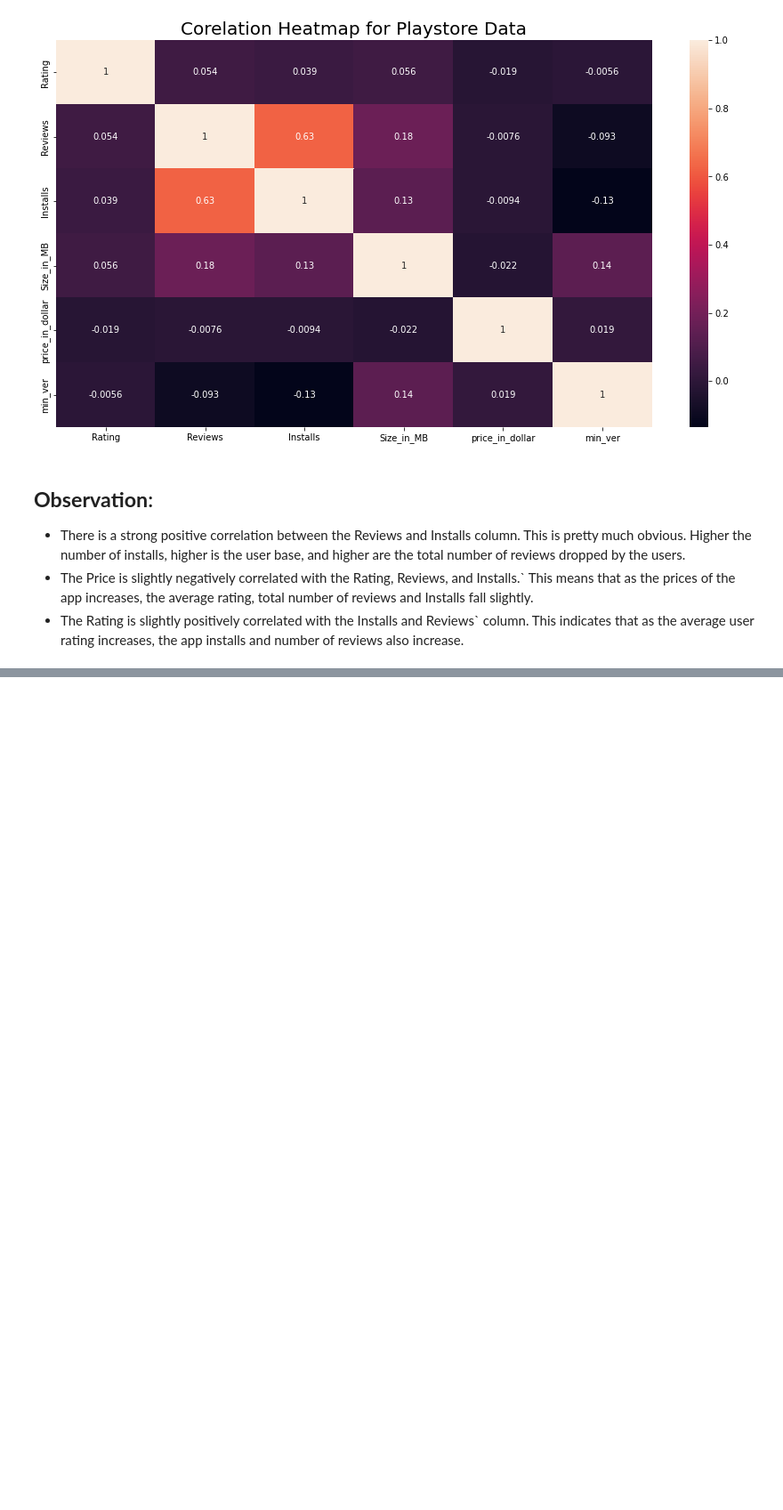
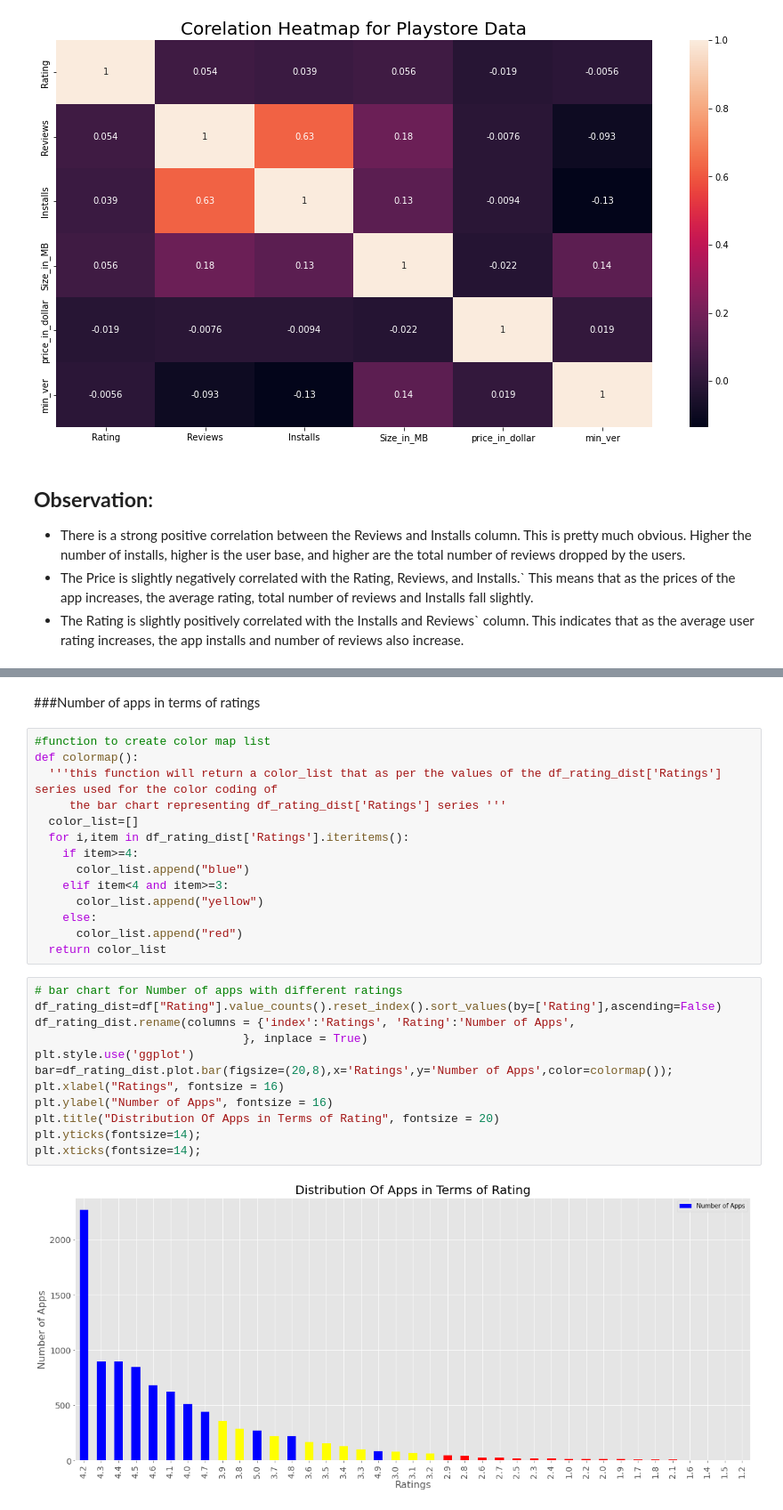
Before and after one commit to kasmintalukdar/Book-Recommendation-System, a Jupyter notebook: Play_Store_App_Review_Analysis_Final_by_kasmin.ipynb, the cells around one changed output, grey strips where cells are left out. Shown at 89% size. Cells and saved outputs as stored; diff of their text form; blank space fills up the shorter version.

```diff
--- a/Play_Store_App_Review_Analysis_Final_by_kasmin.ipynb
+++ b/Play_Store_App_Review_Analysis_Final_by_kasmin.ipynb
@@ -476,0 +572,30 @@ Text(0.5, 1.0, 'Corelation Heatmap for Playstore Data')
+# %% [markdown]
+###Number of apps in terms of ratings
+# %%
+#function to create color map list
+def colormap():
+  '''this function will return a color_list that as per the values of the df_rating_dist['Ratings'] series used for the color coding of
+     the bar chart representing df_rating_dist['Ratings'] series '''
+  color_list=[]
+  for i,item in df_rating_dist['Ratings'].iteritems():
+    if item>=4:
+      color_list.append("blue")
+    elif item<4 and item>=3:
+      color_list.append("yellow")
+    else:
+      color_list.append("red")
+  return color_list
+# %%
+# bar chart for Number of apps with different ratings
+df_rating_dist=df["Rating"].value_counts().reset_index().sort_values(by=['Rating'],ascending=False)
+df_rating_dist.rename(columns = {'index':'Ratings', 'Rating':'Number of Apps',
+                              }, inplace = True)
+plt.style.use('ggplot')
+bar=df_rating_dist.plot.bar(figsize=(20,8),x='Ratings',y='Number of Apps',color=colormap());
+plt.xlabel("Ratings", fontsize = 16)
+plt.ylabel("Number of Apps", fontsize = 16)
+plt.title("Distribution Of Apps in Terms of Rating", fontsize = 20)
+plt.yticks(fontsize=14);
+plt.xticks(fontsize=14);
+# %% [output]
+[figure, added]
```
Also changed, not shown: parts of 28 cells of this notebook.
